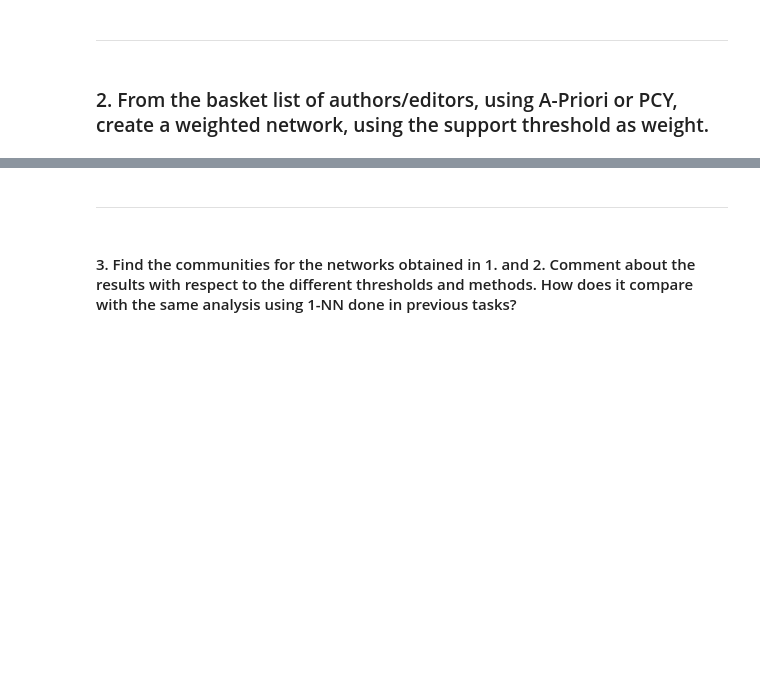
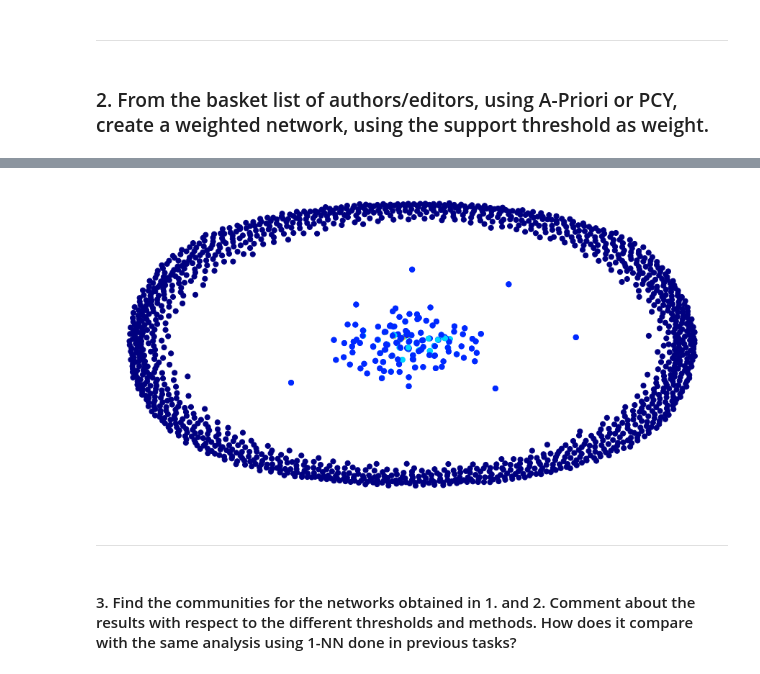
Before and after one commit to martinel-UAS/projects, a Jupyter notebook: 2. Descriptive/Project_1/Project1_Task3.ipynb, the cells around one changed output, grey strips where cells are left out. Drawn from its saved outputs; the diff is of its cells as text; code cells hidden in the pictures; blank space fills up the shorter version.

```diff
--- a/2. Descriptive/Project_1/Project1_Task3.ipynb
+++ b/2. Descriptive/Project_1/Project1_Task3.ipynb
@@ -124,0 +205,11 @@ def build_graph(doc):
+# %%
+def get_C(k):
+    start = time()
+    C = {}
+    for key in readdata(k):
+        if key not in C:
+            C[key] = 1
+        else:
+            C[key] += 1
+    print("Took {}s for k={}".format((time() - start), k))
+    return C
@@ -125,3 +271,32 @@ def build_graph(doc):
+# %%
+# load data
+data = list(L2.items())
+an_array = np.array(data)
+i=0
+for names,weight in an_array:
+    l= list(names)
+    l.append(weight)
+    if i == 0:
+        test = l
+        i = 1
+    else:
+        test = np.vstack([test, l])
+data = test
+# %%
+w1 = 21    # threshold's weight
+G4 = nx.Graph()
+for n1,n2,w in data:
+    G4.add_node(n1)
+    G4.add_node(n2)
+    if w.astype(int) >= w1:
+        G4.add_edge(n1, n2, weight=w)
+
+# show graph
+node_degrees_1 = nx.degree(G4)
+node_degrees = list(dict(node_degrees_1).values())
+nx.draw(G4, node_size=50, edge_color="b", with_labels = False, cmap=plt.get_cmap('jet'), node_color = node_degrees)
+# %% [output]
+[figure, added]
 # %% [markdown]
 <hr>
 # %% [markdown]
```
Also changed, not shown: parts of 30 cells of this notebook, 6 other files.
